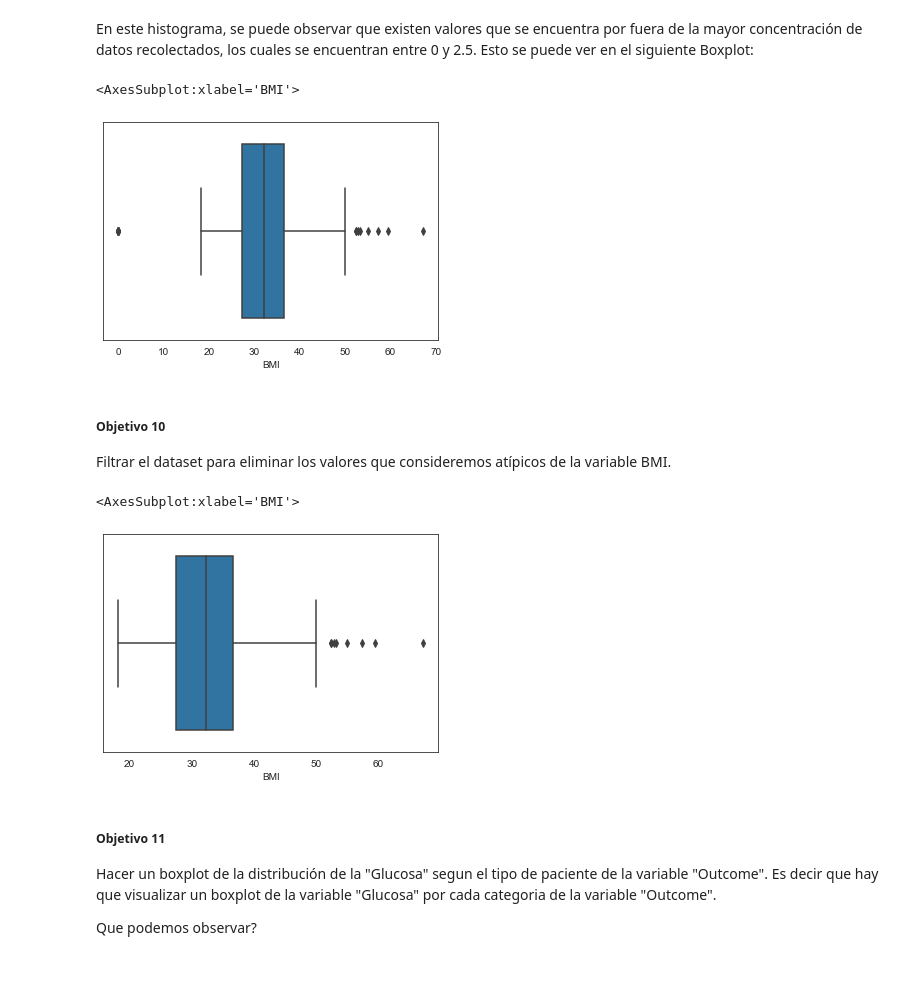
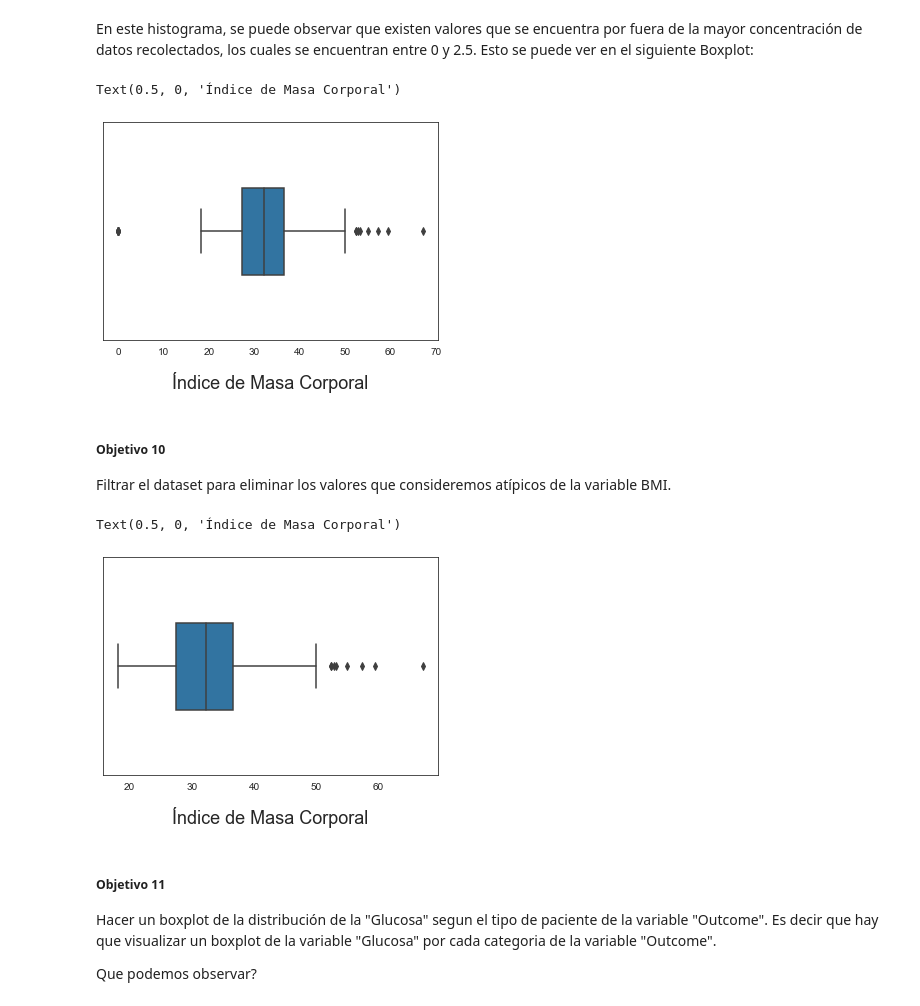
Before and after one commit to martinaiscar/data_science_utn_clusterai2022_middleprojects_aiscar, a Jupyter notebook: tp01/ClusterAI_TP1_EDA_martin_aiscar.ipynb, the cells around one changed output. Saved outputs shown, nothing was run; the diff lists cells and outputs as text; code cells hidden in the pictures; blank space fills up the shorter version.

```diff
--- a/tp01/ClusterAI_TP1_EDA_martin_aiscar.ipynb
+++ b/tp01/ClusterAI_TP1_EDA_martin_aiscar.ipynb
@@ -179,19 +182,21 @@ Realizar un boxplot para corroborar esto.
 # %% [markdown]
 En este histograma, se puede observar que existen valores que se encuentra por fuera de la mayor concentración de datos recolectados, los cuales se encuentran entre 0 y 2.5. Esto se puede ver en el siguiente Boxplot:
 # %%
-sns.boxplot(data=diabetes,x='BMI')
+sns.boxplot(data=diabetes,x='BMI', width=0.4)
+plt.xlabel("Índice de Masa Corporal", size="18",labelpad=15)
 # %% [output]
-<AxesSubplot:xlabel='BMI'>
+Text(0.5, 0, 'Índice de Masa Corporal')
-[figure, old version]
+[figure, new version]
 # %% [markdown]
 ##### **Objetivo 10**
 Filtrar el dataset para eliminar los valores que consideremos atípicos de la variable BMI.
 # %%
 bmi_outliers=diabetes.loc[diabetes['BMI']>=10]
-sns.boxplot(data=bmi_outliers,x='BMI')
+sns.boxplot(data=bmi_outliers,x='BMI',width=0.4)
+plt.xlabel("Índice de Masa Corporal", size="18",labelpad=15)
 # %% [output]
-<AxesSubplot:xlabel='BMI'>
+Text(0.5, 0, 'Índice de Masa Corporal')
-[figure, old version]
+[figure, new version]
 # %% [markdown]
 ##### **Objetivo 11**
 
```
Also changed, not shown: parts of 7 cells of this notebook.
